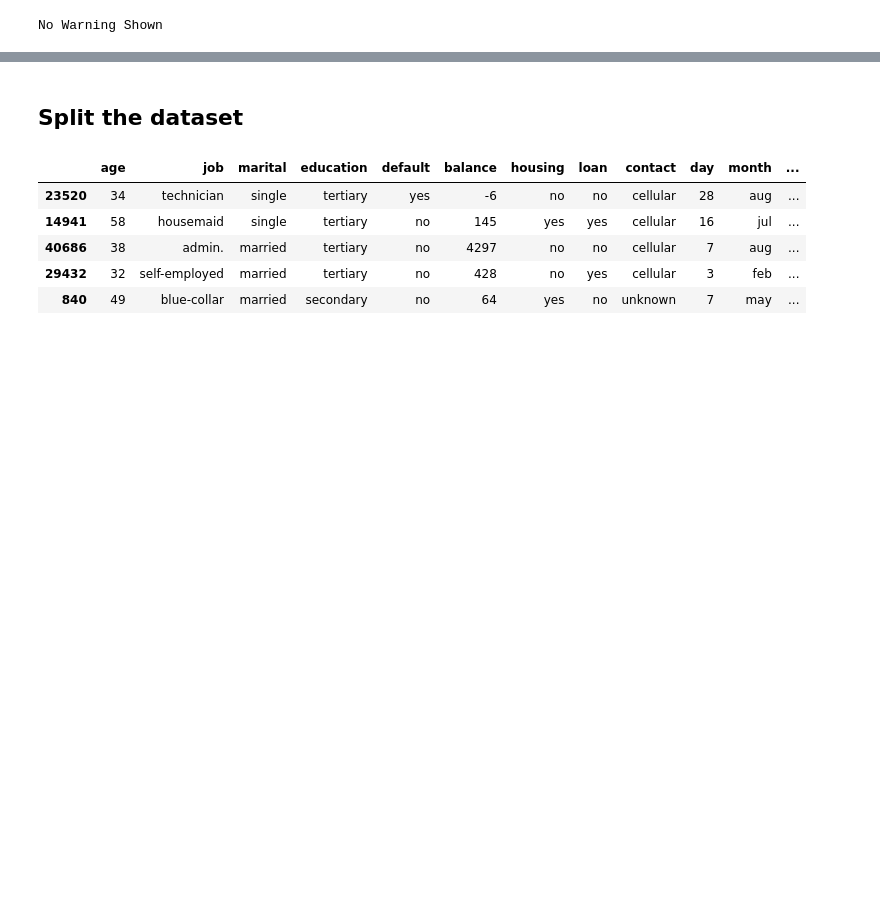
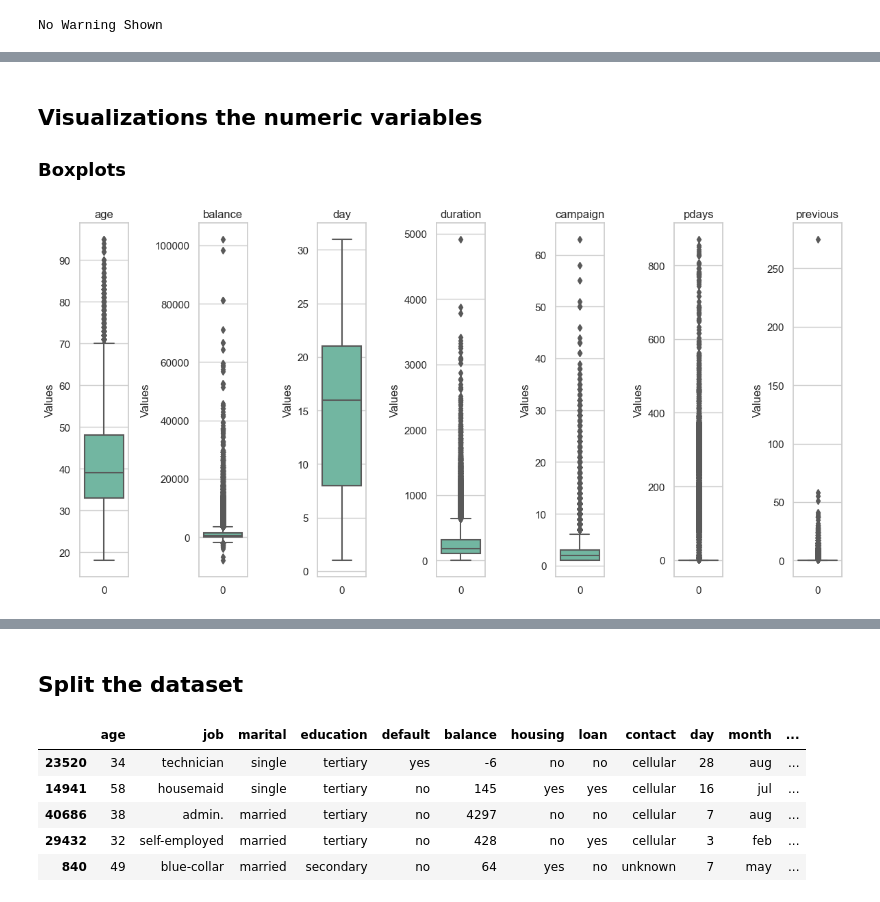
Before and after one commit to CalebMcCurdy/Bank-Term-Deposit-Predictions, a Jupyter notebook: Final Project.ipynb, the cells around one changed output, grey strips where cells are left out. Drawn from its saved outputs; the diff is of its cells as text; code cells hidden in the pictures; blank space fills up the shorter version.

```diff
--- a/Final Project.ipynb
+++ b/Final Project.ipynb
@@ -233,0 +69,5 @@ bank['pdays'] = bank['pdays'].replace(-1, 0)
+# %%
+# Load the bank-full spreadsheet
+df = pd.read_csv('bank-full.csv', sep=";")
+# Display the first 5 rows to preview table
+df.head()
@@ -233,0 +174,13 @@ bank['pdays'] = bank['pdays'].replace(-1, 0)
+# %%
+# create subsets of the variables by type
+num_vars = ['age', 'balance', 'day', 'duration', 'campaign', 'pdays', 'previous']
+cat_vars = ['job', 'marital', 'education', 'default', 'housing', 'loan', 'contact', 'month', 'poutcome', 'y']
+
+# updating objects to categorical type
+df[cat_vars] = df[cat_vars].astype('category')
+# %%
+# Subset the data to only have the numeric data
+numeric_df = df.select_dtypes(include=['int64', 'float64'])
+
+# Display the header
+numeric_df.head()
@@ -233,0 +194,21 @@ bank['pdays'] = bank['pdays'].replace(-1, 0)
+# %% [markdown]
+## Visualizations the numeric variables
+### Boxplots
+# %%
+# Establish the style for the plots
+sns.set(style="whitegrid")
+
+# Create separate boxplots for each numeric column
+plt.figure(figsize=(12, 6))
+
+# Create a loop to generate independent subplots
+for i, col in enumerate(numeric_df.columns, 1):
+    plt.subplot(1, len(numeric_df.columns), i)
+    sns.boxplot(data=numeric_df[col], orient="v", palette="Set2")
+    plt.title(f'{col}')
+    plt.ylabel('Values')
+# Combine & display outputs
+plt.tight_layout()
+plt.show()
+# %% [output]
+[figure, added]
```
Also changed, not shown: parts of 131 cells of this notebook.
